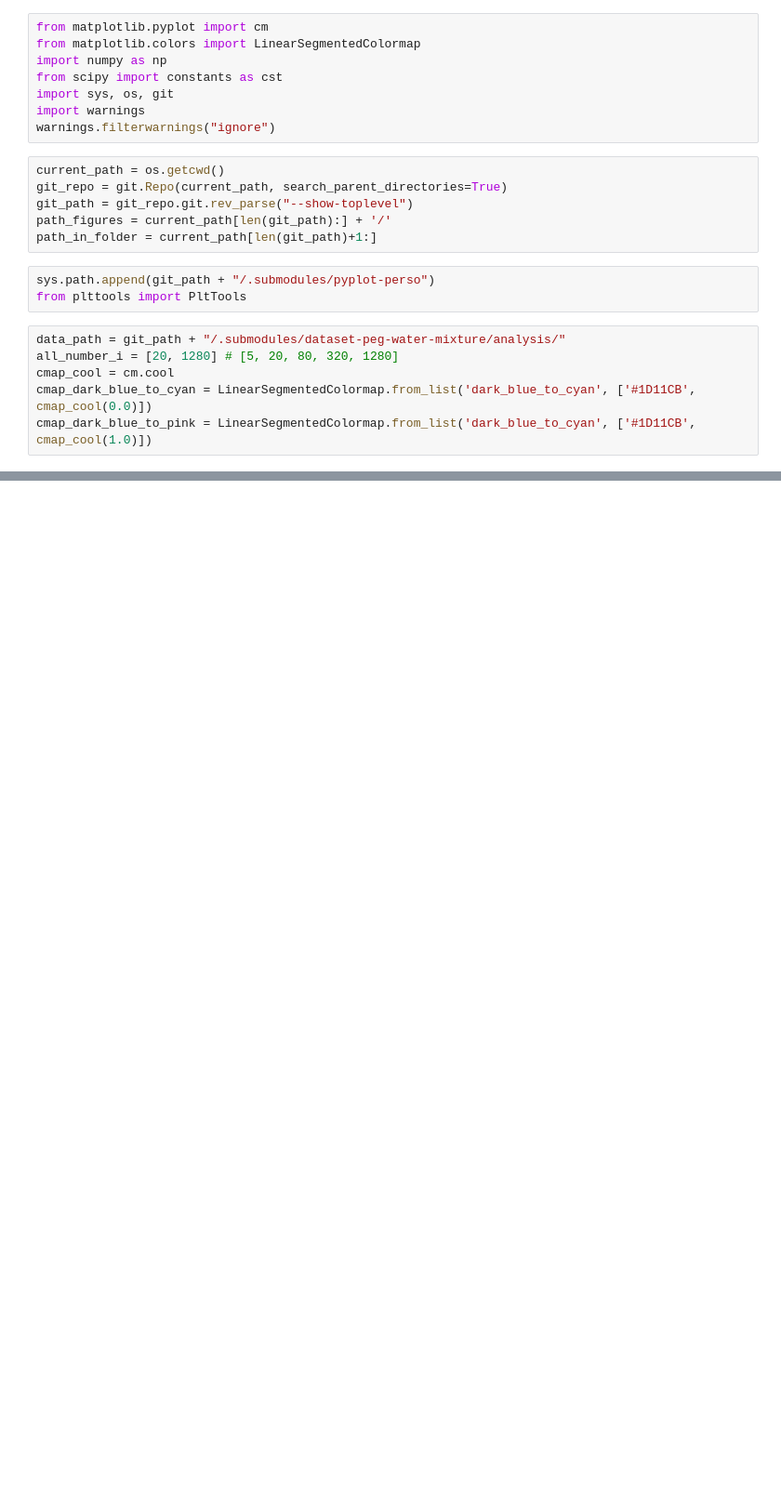
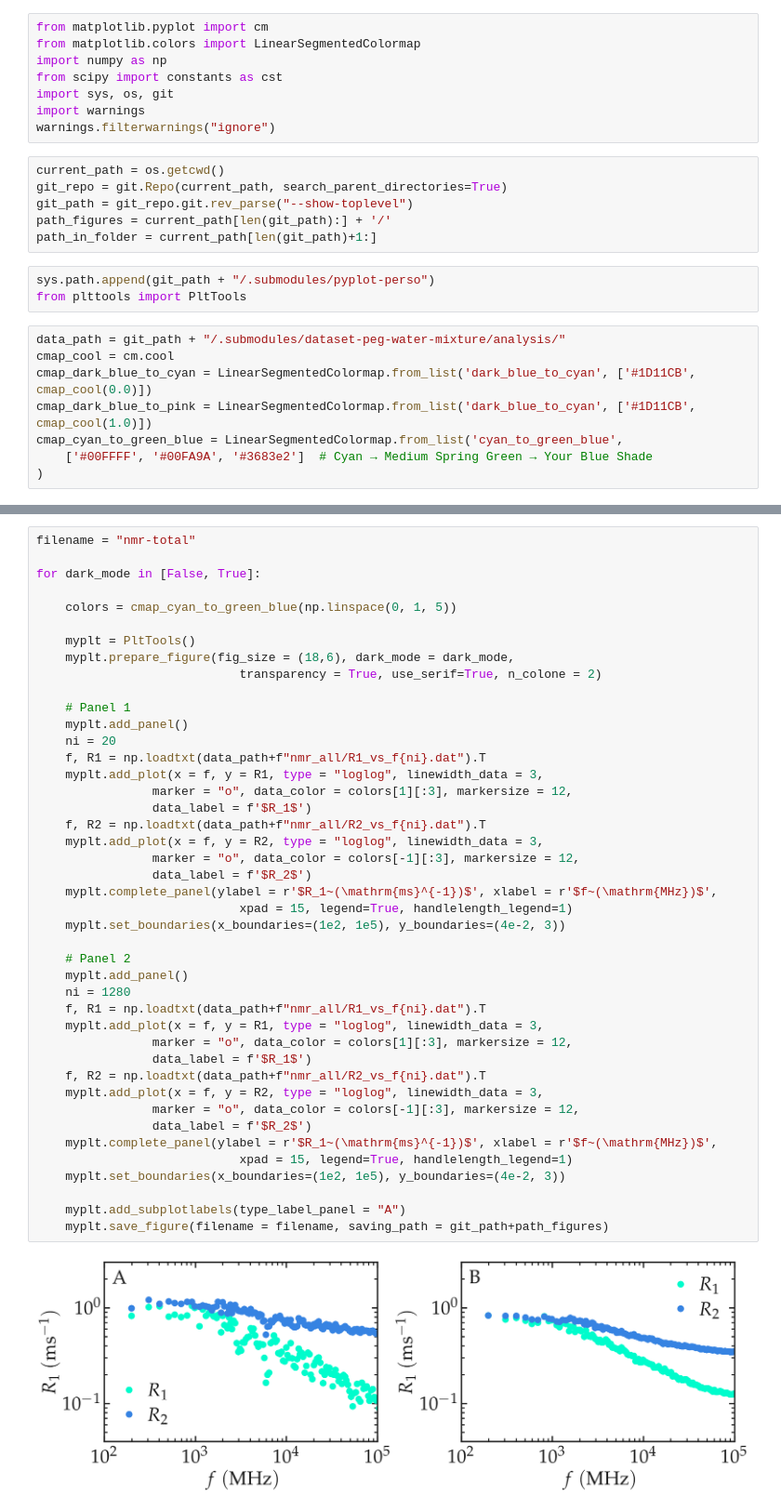
Before and after one commit to NMRDfromMD/nmrdfrommd.github.io, a Jupyter notebook: docs/source/tutorials/isotropic-system/nmr-total.ipynb, the cells around one changed output, grey strips where cells are left out. Shown at 93% size. Saved outputs shown, nothing was run; the diff lists cells and outputs as text; blank space fills up the shorter version.

```diff
--- a/docs/source/tutorials/isotropic-system/nmr-total.ipynb
+++ b/docs/source/tutorials/isotropic-system/nmr-total.ipynb
@@ -17,7 +17,9 @@ sys.path.append(git_path + "/.submodules/pyplot-perso")
 from plttools import PltTools
 # %%
 data_path = git_path + "/.submodules/dataset-peg-water-mixture/analysis/"
-all_number_i = [20, 1280] # [5, 20, 80, 320, 1280]
 cmap_cool = cm.cool
 cmap_dark_blue_to_cyan = LinearSegmentedColormap.from_list('dark_blue_to_cyan', ['#1D11CB', cmap_cool(0.0)])
 cmap_dark_blue_to_pink = LinearSegmentedColormap.from_list('dark_blue_to_cyan', ['#1D11CB', cmap_cool(1.0)])
+cmap_cyan_to_green_blue = LinearSegmentedColormap.from_list('cyan_to_green_blue',
+    ['#00FFFF', '#00FA9A', '#3683e2']  # Cyan → Medium Spring Green → Your Blue Shade
+)
@@ -59,0 +26,45 @@ for dark_mode in [False, True]:
+# %%
+filename = "nmr-total"
+
+for dark_mode in [False, True]:
+
+    colors = cmap_cyan_to_green_blue(np.linspace(0, 1, 5))
+
+    myplt = PltTools()
+    myplt.prepare_figure(fig_size = (18,6), dark_mode = dark_mode,
+                            transparency = True, use_serif=True, n_colone = 2)
+
+    # Panel 1
+    myplt.add_panel()
+    ni = 20
+    f, R1 = np.loadtxt(data_path+f"nmr_all/R1_vs_f{ni}.dat").T
+    myplt.add_plot(x = f, y = R1, type = "loglog", linewidth_data = 3,
+                marker = "o", data_color = colors[1][:3], markersize = 12,
+                data_label = f'$R_1$')
+    f, R2 = np.loadtxt(data_path+f"nmr_all/R2_vs_f{ni}.dat").T
+    myplt.add_plot(x = f, y = R2, type = "loglog", linewidth_data = 3,
+                marker = "o", data_color = colors[-1][:3], markersize = 12,
+                data_label = f'$R_2$')
+    myplt.complete_panel(ylabel = r'$R_1~(\mathrm{ms}^{-1})$', xlabel = r'$f~(\mathrm{MHz})$',
+                            xpad = 15, legend=True, handlelength_legend=1)
+    myplt.set_boundaries(x_boundaries=(1e2, 1e5), y_boundaries=(4e-2, 3))
+
+    # Panel 2
+    myplt.add_panel()
+    ni = 1280
+    f, R1 = np.loadtxt(data_path+f"nmr_all/R1_vs_f{ni}.dat").T
+    myplt.add_plot(x = f, y = R1, type = "loglog", linewidth_data = 3,
+                marker = "o", data_color = colors[1][:3], markersize = 12,
+                data_label = f'$R_1$')
+    f, R2 = np.loadtxt(data_path+f"nmr_all/R2_vs_f{ni}.dat").T
+    myplt.add_plot(x = f, y = R2, type = "loglog", linewidth_data = 3,
+                marker = "o", data_color = colors[-1][:3], markersize = 12,
+                data_label = f'$R_2$')
+    myplt.complete_panel(ylabel = r'$R_1~(\mathrm{ms}^{-1})$', xlabel = r'$f~(\mathrm{MHz})$',
+                            xpad = 15, legend=True, handlelength_legend=1)
+    myplt.set_boundaries(x_boundaries=(1e2, 1e5), y_boundaries=(4e-2, 3))
+
+    myplt.add_subplotlabels(type_label_panel = "A")
+    myplt.save_figure(filename = filename, saving_path = git_path+path_figures)
+# %% [output]
+[figure, added]
```
Also changed, not shown: parts of 2 cells of this notebook, 6 other files.
